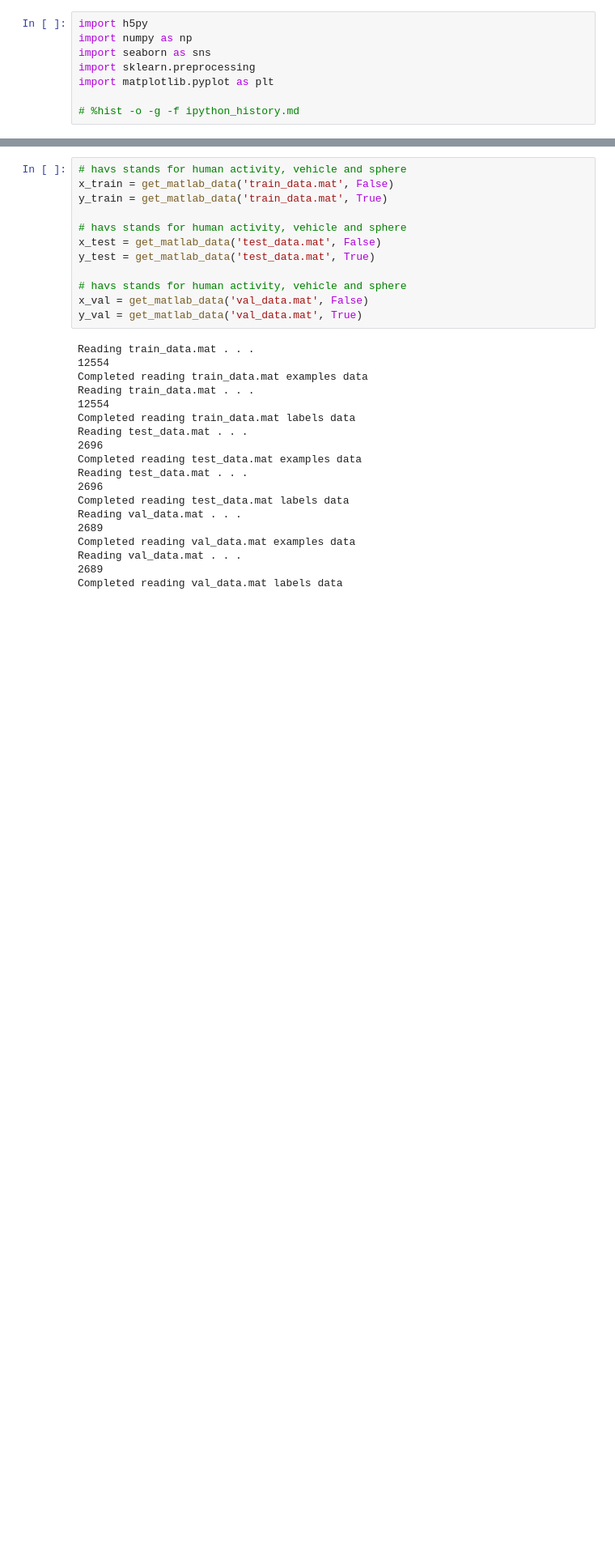
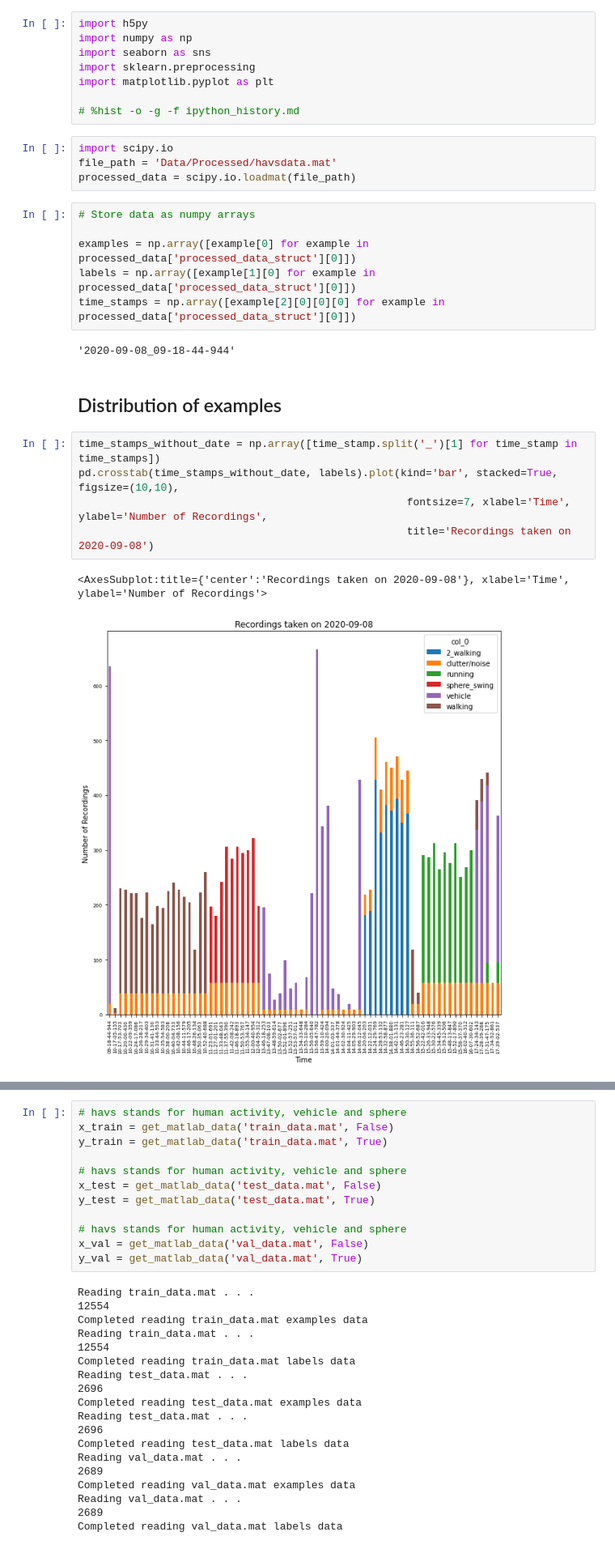
Before and after one commit to nemashy/Masters-Nyasha, a Jupyter notebook: preprocessing/eda.ipynb, the cells around one changed output, grey strips where cells are left out. Shown at 81% size. Saved outputs shown, nothing was run; the diff lists cells and outputs as text; blank space fills up the shorter version.

```diff
--- a/preprocessing/eda.ipynb
+++ b/preprocessing/eda.ipynb
@@ -6,3 +6,25 @@ import sklearn.preprocessing
 import matplotlib.pyplot as plt
 
 # %hist -o -g -f ipython_history.md
+# %%
+import scipy.io
+file_path = 'Data/Processed/havsdata.mat'
+processed_data = scipy.io.loadmat(file_path)
+# %%
+# Store data as numpy arrays
+
+examples = np.array([example[0] for example in processed_data['processed_data_struct'][0]])
+labels = np.array([example[1][0] for example in processed_data['processed_data_struct'][0]])
+time_stamps = np.array([example[2][0][0][0] for example in processed_data['processed_data_struct'][0]])
+# %% [output]
+'2020-09-08_09-18-44-944'
+# %% [markdown]
+## Distribution of examples
+# %%
+time_stamps_without_date = np.array([time_stamp.split('_')[1] for time_stamp in time_stamps])
+pd.crosstab(time_stamps_without_date, labels).plot(kind='bar', stacked=True, figsize=(10,10),
+                                                    fontsize=7, xlabel='Time', ylabel='Number of Recordings',
+                                                    title='Recordings taken on 2020-09-08')
+# %% [output]
+<AxesSubplot:title={'center':'Recordings taken on 2020-09-08'}, xlabel='Time', ylabel='Number of Recordings'>
+[figure, added]
```
Also changed, not shown: parts of 28 cells of this notebook.
